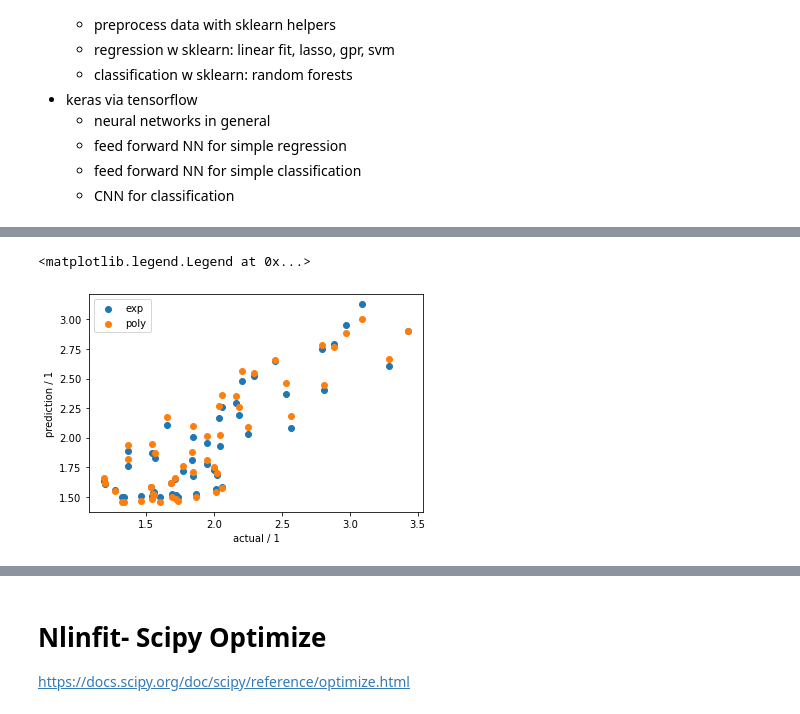
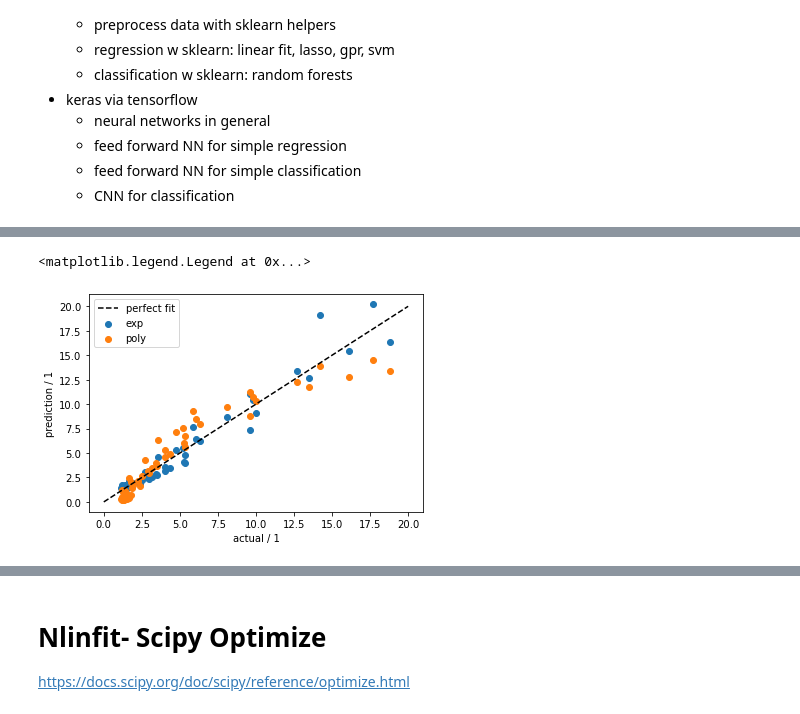
Before and after one commit to jcartus/PythonCourse, a Jupyter notebook: 07_MachineLearning.ipynb, the cells around one changed output, grey strips where cells are left out. Drawn from its saved outputs; the diff is of its cells as text; code cells hidden in the pictures.

```diff
--- a/07_MachineLearning.ipynb
+++ b/07_MachineLearning.ipynb
@@ -51,6 +56,8 @@ plt.plot(t, np.polyval(np.polyfit(x, y, deg=8), t), label="deg1 poly fit")
 # %%
-x = np.linspace(-1, 1, 50)
-y = np.exp(x**2) + np.random.rand(*x.shape)
+x = np.linspace(-1.6, 1.6, 50)
+y = np.exp(x**2) * (1 + np.random.rand(*x.shape))
 
-plt.plot(x, y)
+plt.plot(x, y, "x")
+plt.xlabel("x")
+plt.ylabel("y")
 # %% [output]
@@ -76,10 +101,13 @@ plt.plot(t, np.polyval(np.polyfit(x, y, deg=2), t), "-", label="2nd deg. poly.")
 # %%
 plt.scatter(y, y_prediction_exp, label="exp")
 plt.scatter(y, y_prediction_poly, label="poly")
+
+plt.plot([0.0, 20], [0, 20], "k--", label="perfect fit")
+
 plt.ylabel("prediction / 1")
 plt.xlabel("actual / 1")
 
 plt.legend()
 # %% [output]
 <matplotlib.legend.Legend at 0x...>
-[figure, old version]
+[figure, new version]
```
Also changed, not shown: parts of 22 cells of this notebook.
